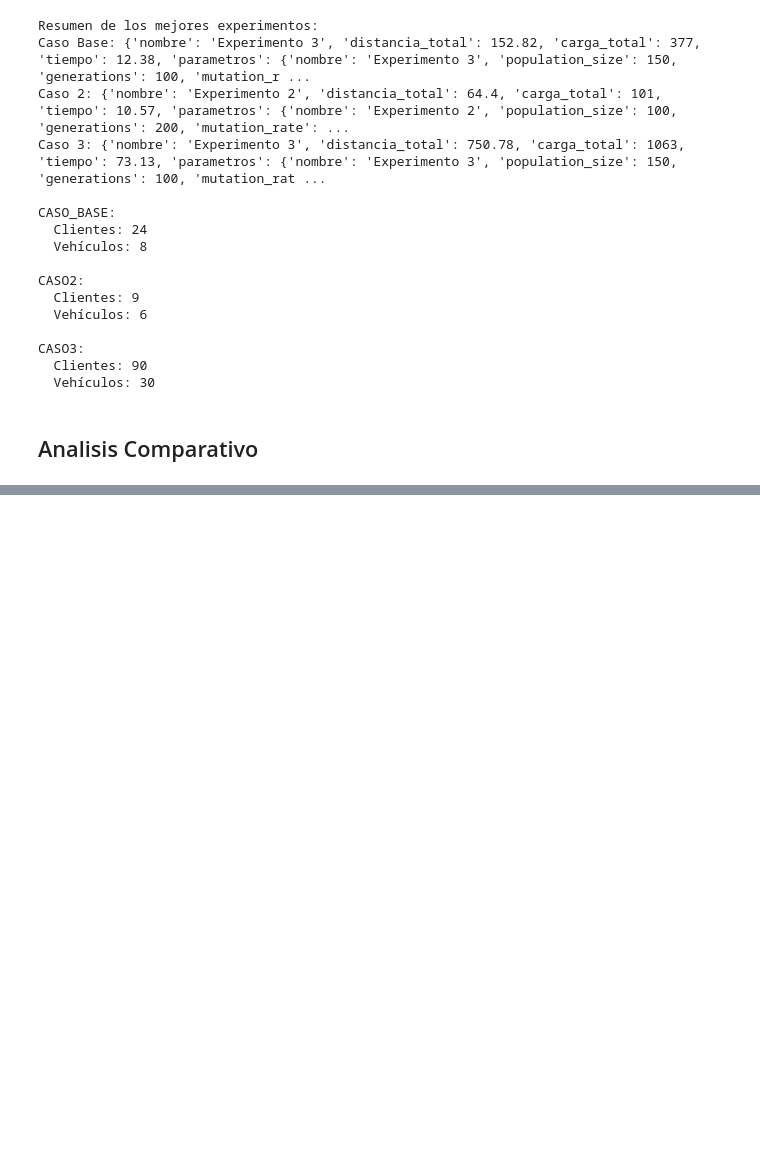
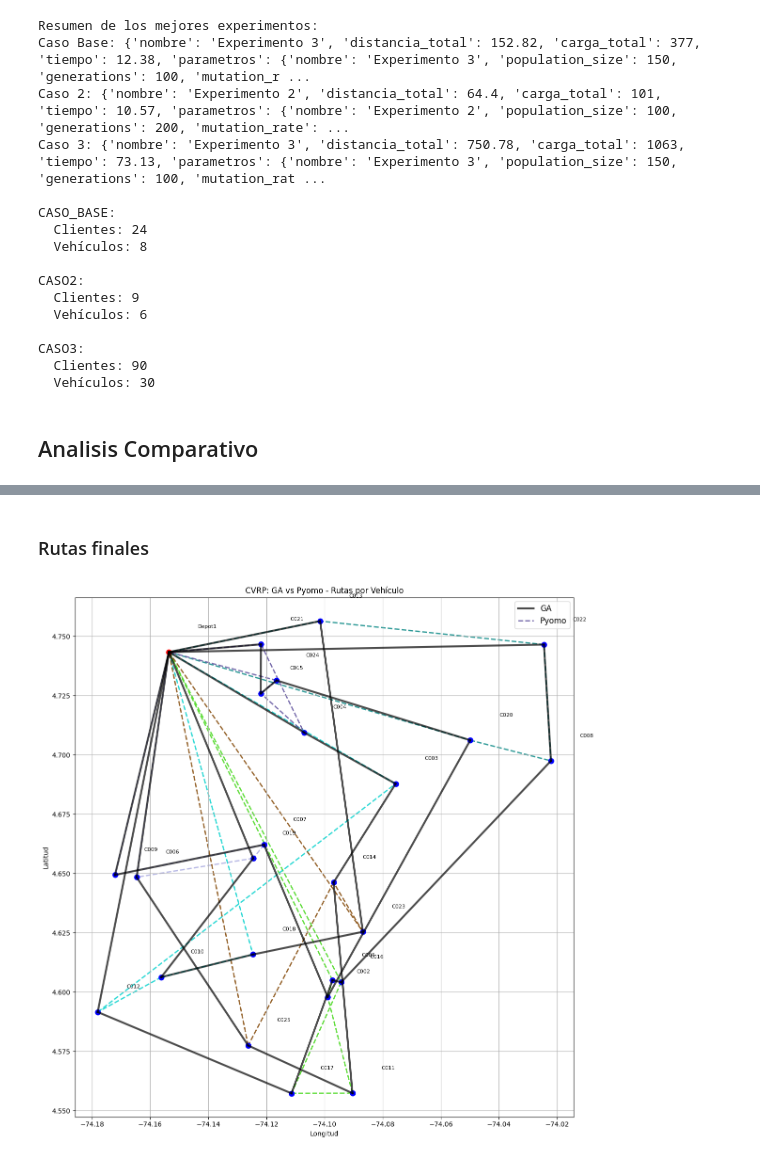
Before and after one commit to MOS-Proyectos/proyecto_1, a Jupyter notebook: ga_vrp_solution.ipynb, the cells around one changed output, grey strips where cells are left out. Saved outputs shown, nothing was run; the diff lists cells and outputs as text; code cells hidden in the pictures; blank space fills up the shorter version.

```diff
--- a/ga_vrp_solution.ipynb
+++ b/ga_vrp_solution.ipynb
@@ -512,0 +657,78 @@ CASO3:
+# %% [markdown]
+### Rutas finales
+# %%
+import pandas as pd
+import matplotlib.pyplot as plt
+import random
+
+# Cargar datos de clientes y depósitos
+clients_df = pd.read_csv('data_cases\caso_base\clients.csv')
+depots_df = pd.read_csv('data_cases\caso_base\depots.csv')
+
+# Construir diccionario de coordenadas (LocationID -> (lon, lat))
+coords_df = pd.concat([
+    clients_df[['LocationID', 'Longitude', 'Latitude']],
+    depots_df[['LocationID', 'Longitude', 'Latitude']]
+], ignore_index=True).drop_duplicates(subset='LocationID').set_index('LocationID')
+
+# Mapear nombres de nodos
+nombre_nodo = {row['LocationID']: f"C{int(row['LocationID']):03}" for _, row in clients_df.iterrows()}
+for _, row in depots_df.iterrows():
+    nombre_nodo[row['LocationID']] = f"Depot{int(row['DepotID'])}"
+
+
+# 1. GA ROUTES (Depot is node 1)
+ga_routes = {
+    'V1': [1, 21, 15, 24, 20, 2, 7, 9, 1],
+    'V4': [1, 13, 23, 18, 10, 19, 1],
+    'V7': [1, 4, 3, 14, 11, 25, 6, 1],
+    'V8': [1, 12, 17, 5, 16, 8, 22, 1]
+}
+
+# 2. PYOMO ROUTES (from 'RouteSequence' in vehicle_routes_results.csv)
+pyomo_routes_df = pd.read_csv('vehicle_routes_results.csv')
+pyomo_routes = {}
+for idx, row in pyomo_routes_df.iterrows():
+    veh = f"PyomoV{row['VehicleId']}"
+    route = [int(x) for x in row['RouteSequence'].split('-')]
+    pyomo_routes[veh] = route
+
+# --- PLOT BOTH SOLUTIONS ---
+
+plt.figure(figsize=(12, 12))
+plt.title("CVRP: GA vs Pyomo - Rutas por Vehículo")
+
+# Plot nodos (depots in red, clients in blue)
+for loc_id, (lon, lat) in coords_df.iterrows():
+    es_deposito = loc_id in depots_df['LocationID'].values
+    plt.plot(lon, lat, 'ro' if es_deposito else 'bo', markersize=8)
+    plt.text(lon + 0.01, lat + 0.01, nombre_nodo[loc_id], fontsize=8)
+
+# Plot GA routes
+for v, route in ga_routes.items():
+    color = 'black'  # Use black for all GA for clear contrast
+    for i in range(len(route) - 1):
+        x1, y1 = coords_df.loc[route[i]]
+        x2, y2 = coords_df.loc[route[i + 1]]
+        plt.plot([x1, x2], [y1, y2], color=color, linewidth=3, alpha=0.7, zorder=2, label="GA" if i == 0 and v == 'V1' else "")
+
+# Plot Pyomo routes (color per vehicle)
+for v, route in pyomo_routes.items():
+    color = "#" + ''.join(random.choices('0123456789ABCDEF', k=6))
+    for i in range(len(route) - 1):
+        x1, y1 = coords_df.loc[route[i]]
+        x2, y2 = coords_df.loc[route[i + 1]]
+        plt.plot([x1, x2], [y1, y2], color=color, linewidth=2, linestyle='--', alpha=0.85, zorder=1, label="Pyomo" if i == 0 else "")
+
+# Build legend only once per label
+handles, labels = plt.gca().get_legend_handles_labels()
+by_label = dict(zip(labels, handles))
+plt.legend(by_label.values(), by_label.keys(), fontsize=12)
+
+plt.xlabel("Longitud")
+plt.ylabel("Latitud")
+plt.grid(True)
+plt.tight_layout()
+plt.show()
+# %% [output]
+[figure, added]
```
Also changed, not shown: parts of 10 cells of this notebook.
